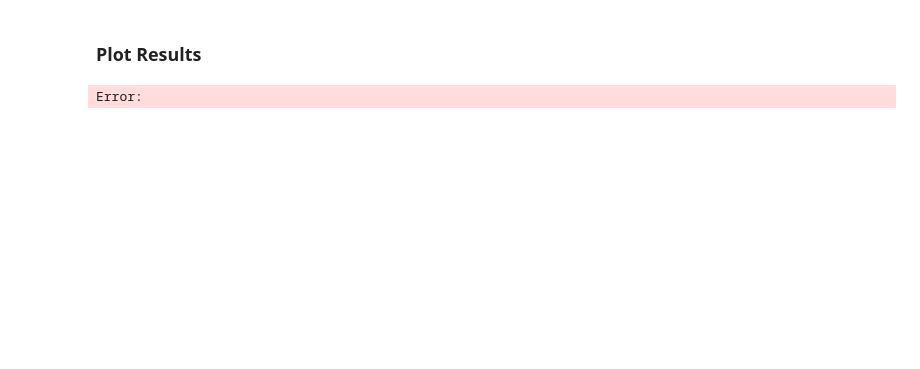
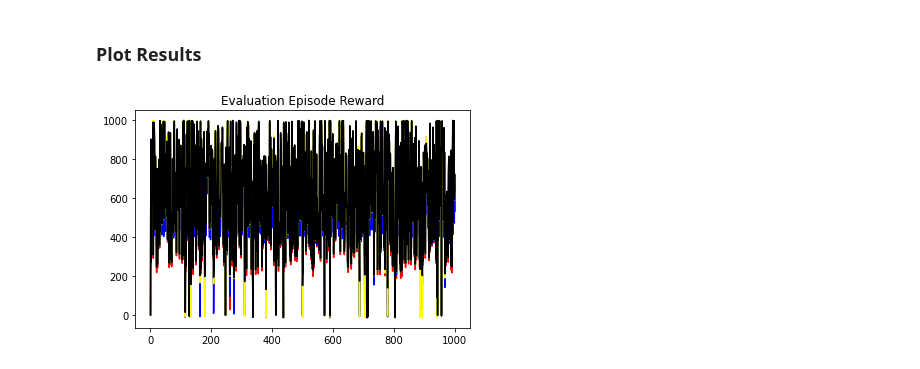
Before and after one commit to resuldagdanov/self-improving-RL, a Jupyter notebook: experiments/analyses/evaluation_results.ipynb, the cells around one changed output. Cells and saved outputs as stored; diff of their text form; code cells hidden in the pictures; blank space fills up the shorter version.

Commit message:
multiple evaluations on the same plot

```diff
--- a/experiments/analyses/evaluation_results.ipynb
+++ b/experiments/analyses/evaluation_results.ipynb
@@ -19,5 +19,9 @@ from experiments.utils.validation_utils import load_eval_from_csv
 # %%
 # evaluation RL model folders located in ./experiments/results/evaluation_statistics folder
 folder_name_1 = "evaluation_PPOTrainer_highway_environment:highway-environment-v0_2022-08-07_21-22-18mdgw9lf4_Agent0"
+folder_name_2 = "evaluation_PPOTrainer_highway_environment:highway-environment-v0_2022-08-07_23-09-35a21jjv22_Agent1"
+folder_name_3 = "evaluation_PPOTrainer_highway_environment:highway-environment-v0_2022-08-08_02-51-55m7b6hzze_Agent2"
+folder_name_4 = "evaluation_PPOTrainer_highway_environment:highway-environment-v0_2022-08-08_07-59-113mrhlb72_Agent3"
+folder_name_5 = "evaluation_PPOTrainer_highway_environment:highway-environment-v0_2022-08-08_09-45-04y_mw9iyt_Agent0123"
 # %% [markdown]
 ### Get All Files In the Directory
@@ -27,3 +28,15 @@ episode_evals_results_1 = [eval_directory_1 + "/" + f for f in os.listdir(eval_d
+# %%
+eval_directory_1 = os.path.join(evals_path, folder_name_1)
+eval_directory_2 = os.path.join(evals_path, folder_name_2)
+eval_directory_3 = os.path.join(evals_path, folder_name_3)
+eval_directory_4 = os.path.join(evals_path, folder_name_4)
+eval_directory_5 = os.path.join(evals_path, folder_name_5)
+
+episode_evals_results_1 = [eval_directory_1 + "/" + f for f in os.listdir(eval_directory_1) if os.path.isfile(os.path.join(eval_directory_1, f))]
+episode_evals_results_2 = [eval_directory_2 + "/" + f for f in os.listdir(eval_directory_2) if os.path.isfile(os.path.join(eval_directory_2, f))]
+episode_evals_results_3 = [eval_directory_3 + "/" + f for f in os.listdir(eval_directory_3) if os.path.isfile(os.path.join(eval_directory_3, f))]
+episode_evals_results_4 = [eval_directory_4 + "/" + f for f in os.listdir(eval_directory_4) if os.path.isfile(os.path.join(eval_directory_4, f))]
+episode_evals_results_5 = [eval_directory_5 + "/" + f for f in os.listdir(eval_directory_5) if os.path.isfile(os.path.join(eval_directory_5, f))]
 # %% [markdown]
 ### Return All Statistics for Each Episode
 # %%
@@ -40,0 +68,6 @@ for eps_stat in episode_evals_results_1:
+# %%
+full_eps_results_1, eps_rewards_1, n_collisions_1, n_impossibles_1 = get_stats(episode_evals_results_1)
+full_eps_results_2, eps_rewards_2, n_collisions_2, n_impossibles_2 = get_stats(episode_evals_results_2)
+full_eps_results_3, eps_rewards_3, n_collisions_3, n_impossibles_3 = get_stats(episode_evals_results_3)
+full_eps_results_4, eps_rewards_4, n_collisions_4, n_impossibles_4 = get_stats(episode_evals_results_4)
+full_eps_results_5, eps_rewards_5, n_collisions_5, n_impossibles_5 = get_stats(episode_evals_results_5)
@@ -41,13 +92,22 @@ for eps_stat in episode_evals_results_1:
 # %% [markdown]
 ### Plot Results
 # %%
-y_values = eps_rewards
-x_values = list(range(1, len(y_values) + 1, 1))
+y_values_1 = eps_rewards_1
+y_values_2 = eps_rewards_2
+y_values_3 = eps_rewards_3
+y_values_4 = eps_rewards_4
+y_values_5 = eps_rewards_5
+
+x_values = list(range(1, len(y_values_1) + 1, 1))
 # %%
 plt.title("Evaluation Episode Reward")
-plt.plot(x_values, y_values, color="red")
 
+plt.plot(x_values, y_values_1, color="red")
+plt.plot(x_values, y_values_2, color="green")
+plt.plot(x_values, y_values_3, color="blue")
+plt.plot(x_values, y_values_4, color="yellow")
+plt.plot(x_values, y_values_5, color="black")
 
 plt.show()
 # %% [output]
-Error:
+[figure, added]
```
Also changed, not shown: parts of 5 cells of this notebook.
